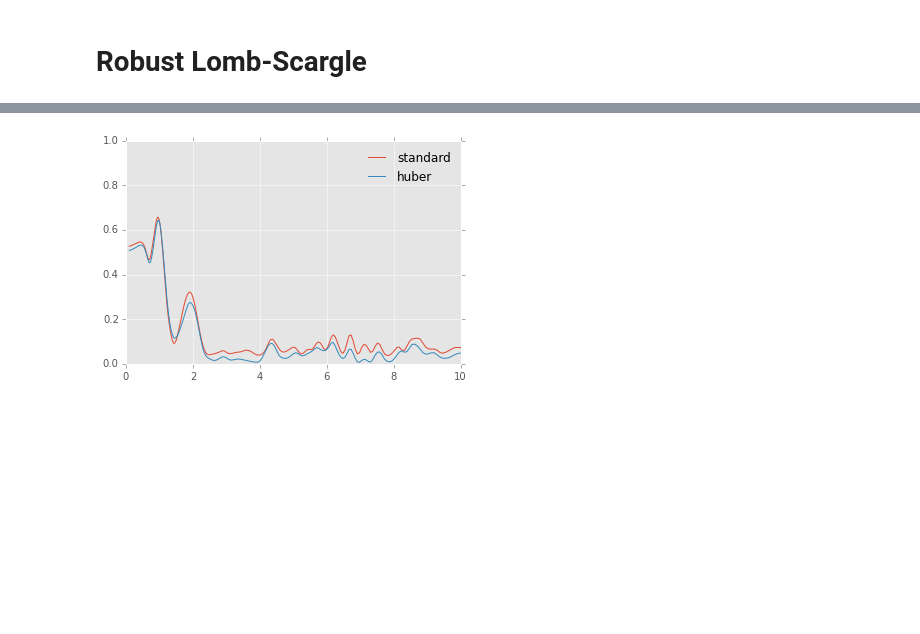
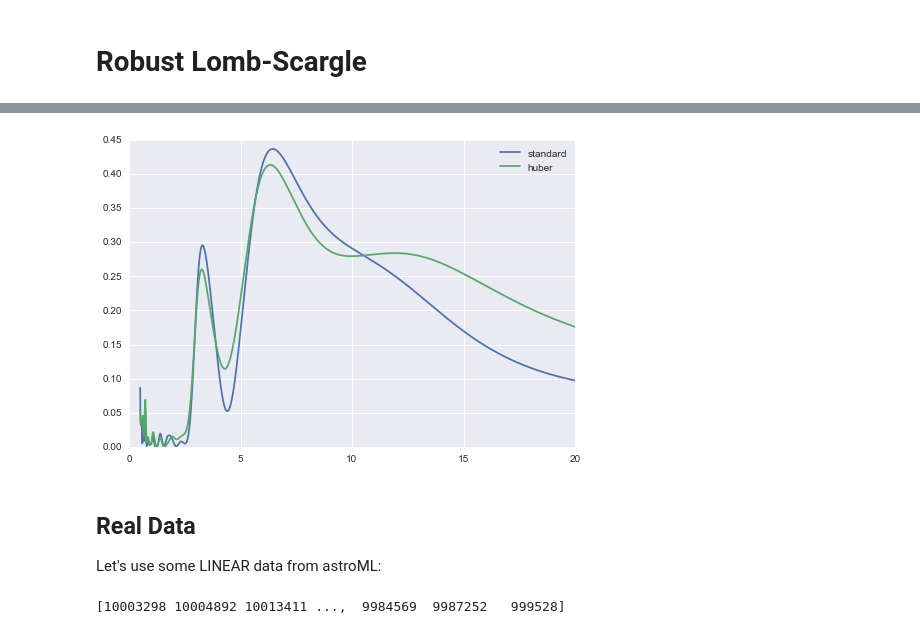
Before and after one commit to jakevdp/BombScargle, a Jupyter notebook: HuberLombScargle.ipynb, the cells around one changed output, grey strips where cells are left out. Cells and saved outputs as stored; diff of their text form; code cells hidden in the pictures; blank space fills up the shorter version.

Commit message:
more Huber LS experiments

```diff
--- a/HuberLombScargle.ipynb
+++ b/HuberLombScargle.ipynb
@@ -5,15 +5,14 @@
 import numpy as np
 import matplotlib.pyplot as plt
 
-plt.style.use('ggplot')
+import seaborn as sns
+sns.set()
 # %%
 # Create some data
 np.random.seed(42)
-t = 10 * np.random.rand(100)
-dy = 0.1 + 0.1 * np.random.rand(100)
+
+N = 100
+
+t = 10 * np.random.rand(N)
+dy = 0.1 + 0.1 * np.random.rand(N)
 y = np.random.normal(np.sin(t) + 0.5 * np.sin(2 * t), dy)
-
-# Add some outliers
-i = np.random.random(len(y))
-mask = (i < 0.2)
-y[mask] += 2 * np.random.randn(mask.sum())
@@ -25,19 +49,29 @@ plt.errorbar(t, y, dy, fmt='.k', ecolor='gray');
 # %%
-from bombscargle.standard import lomb_scargle, lomb_scargle_huber
-
-omega = np.logspace(-1, 1, 500)
+period = np.linspace(0.5, 20, 1000)
+omega = 2 * np.pi / period
 
 # Standard Lomb-Scargle result
-PLS = lomb_scargle(t, y, dy, omega, Nterms=2,
-                   compute_offset=True)
+PLS = lomb_scargle(t, y, dy, omega, Nterms=1,
+                   compute_offset=False)
 
 # Huber Lomb-Scargle result
-PLS_huber = lomb_scargle_huber(t, y, dy, omega, Nterms=2, c=5,
-                               compute_offset=True)
+PLS_huber = lomb_scargle_huber(t, y, dy, omega, Nterms=1, c=5,
+                               compute_offset=False)
+
+PLS_astroML = lomb_scargle_astroml(t, y, dy, omega, generalized=False)
 # %%
-plt.plot(omega, PLS, label='standard')
-plt.plot(omega, PLS_huber, label='huber')
-plt.ylim(0, 1)
+plt.plot(period, PLS, label='standard')
+plt.plot(period, PLS_huber, label='huber')
+#plt.plot(period, PLS_astroML, label='astroML')
 plt.legend(frameon=False);
 # %% [output]
-[figure, old version]
+[figure, new version]
+# %% [markdown]
+## Real Data
+
+Let's use some LINEAR data from astroML:
+# %%
+from astroML.datasets import fetch_LINEAR_sample
+data = fetch_LINEAR_sample()
+# %% [output]
+[10003298 10004892 10013411 ...,  9984569  9987252   999528]
```
Also changed, not shown: parts of 15 cells of this notebook, 1 other file.
